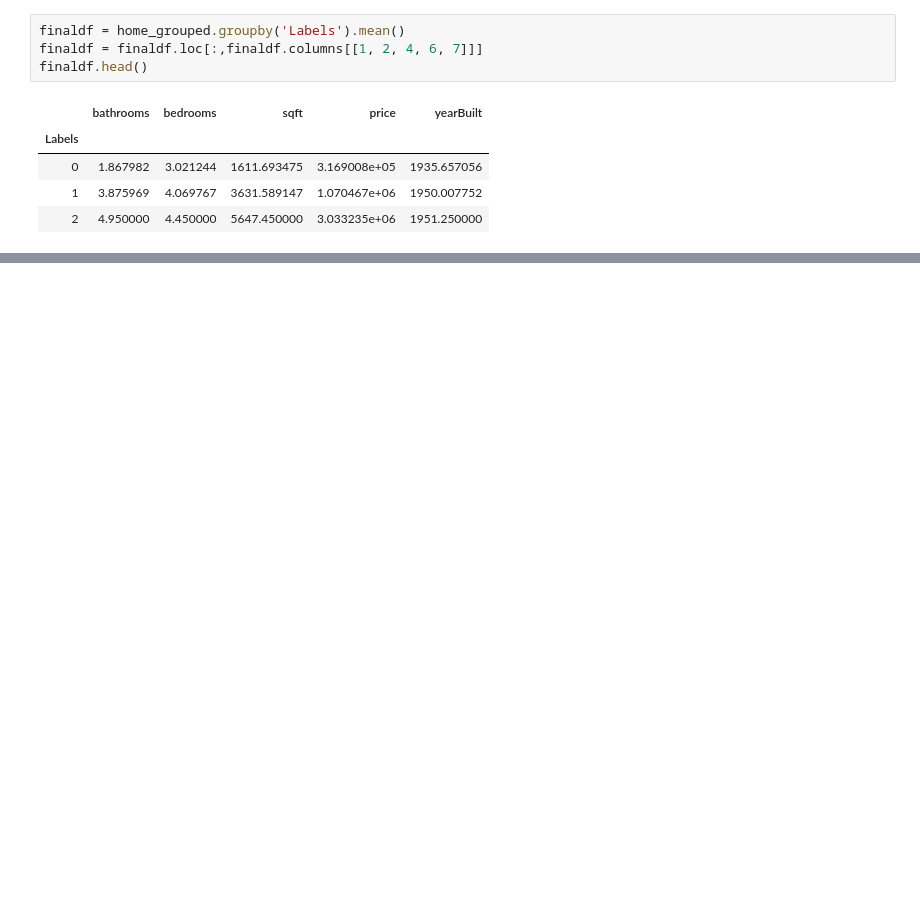
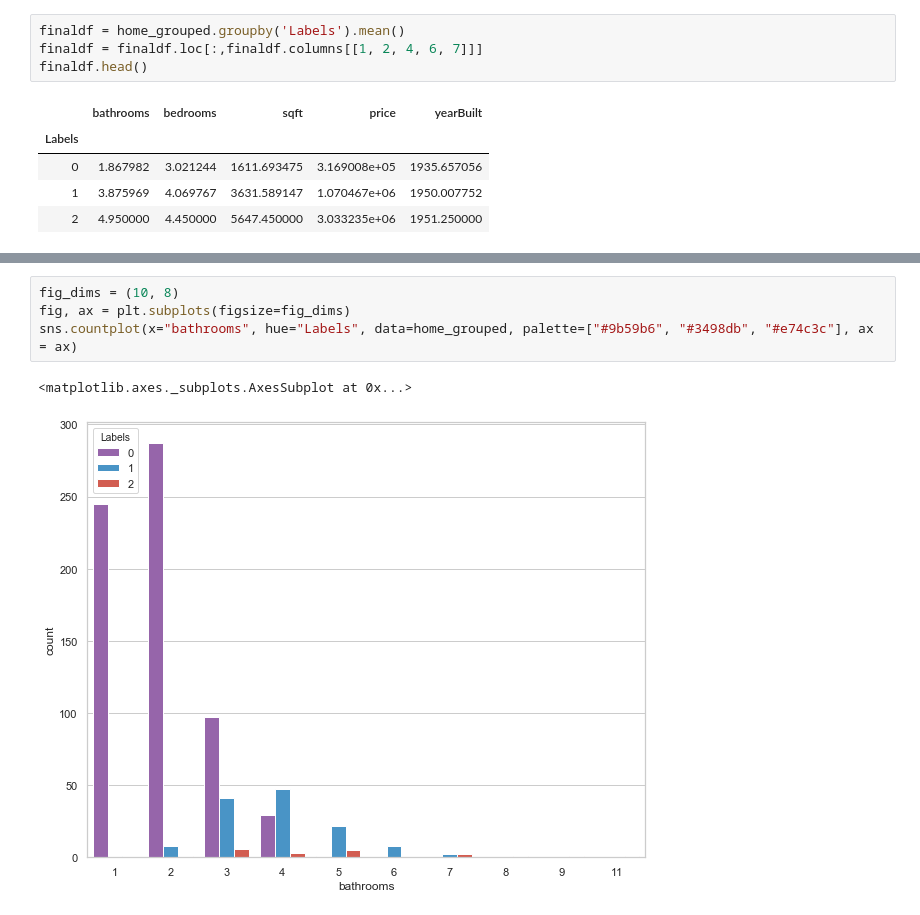
Before and after one commit to tenzin-kunsang648/Final-Coursera-Capstone-Project, a Jupyter notebook: HouseHunt_Location.ipynb, the cells around one changed output, grey strips where cells are left out. Drawn from its saved outputs; the diff is of its cells as text; blank space fills up the shorter version.

```diff
--- a/HouseHunt_Location.ipynb
+++ b/HouseHunt_Location.ipynb
@@ -1044,0 +984,7 @@ sns.boxplot(x="Labels", y="price", data=home_grouped)
+# %%
+fig_dims = (10, 8)
+fig, ax = plt.subplots(figsize=fig_dims)
+sns.countplot(x="bathrooms", hue="Labels", data=home_grouped, palette=["#9b59b6", "#3498db", "#e74c3c"], ax = ax)
+# %% [output]
+<matplotlib.axes._subplots.AxesSubplot at 0x...>
+[figure, added]
```
Also changed, not shown: parts of 59 cells of this notebook, 7 other files.
